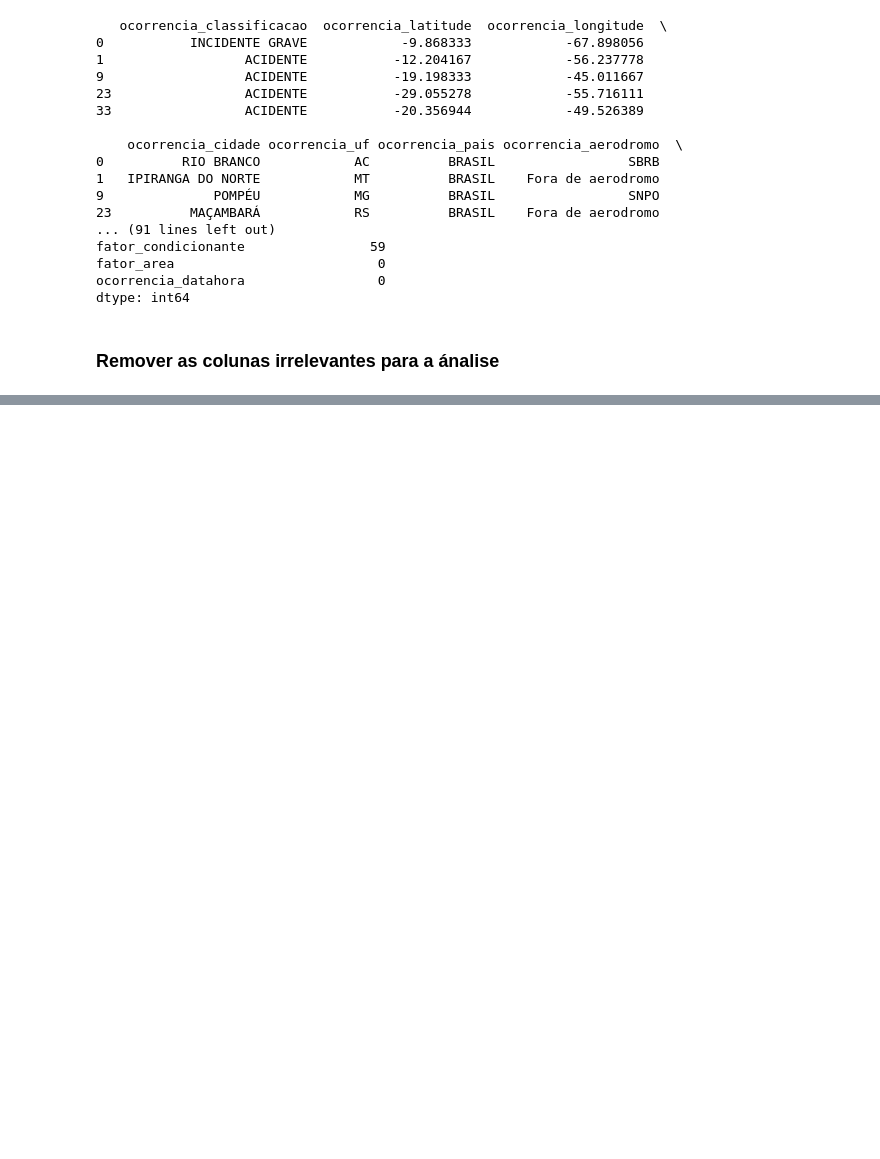
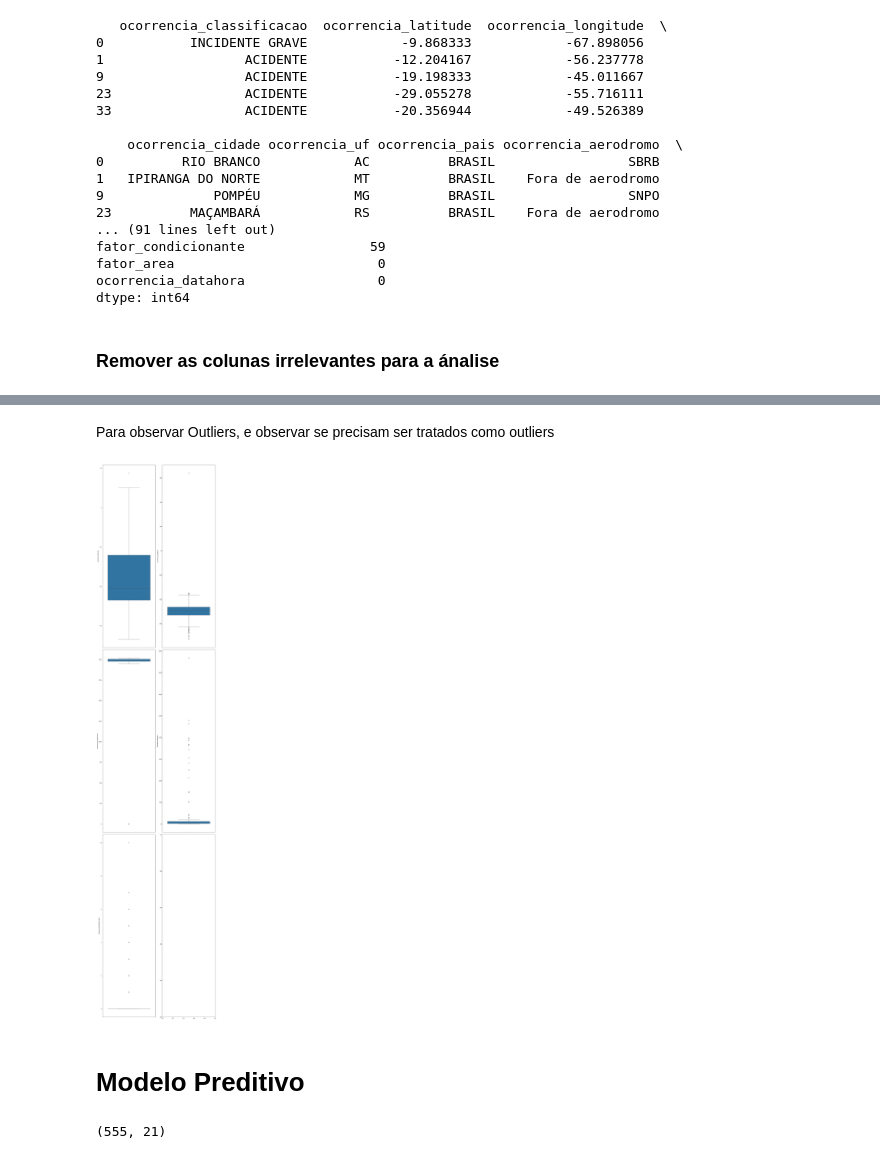
Before and after one commit to Marcux777/Ci-ncia-de-Dados, a Jupyter notebook: VI Desafio de Ciência de dados/Ciencia_de_Dados_Trabalho.ipynb, the cells around one changed output, grey strips where cells are left out. Cells and saved outputs as stored; diff of their text form; code cells hidden in the pictures; blank space fills up the shorter version.

```diff
--- a/VI Desafio de Ciência de dados/Ciencia_de_Dados_Trabalho.ipynb
+++ b/VI Desafio de Ciência de dados/Ciencia_de_Dados_Trabalho.ipynb
@@ -39,7 +42,7 @@ from folium.plugins import HeatMap, MarkerCluster
 # %% [markdown]
 Abrindo o arquivo excel:
 # %%
-df = pd.read_excel('/content/drive/My Drive/Ciencia de dados/acidentesTransito_cenipa_2010a2021.xlsx', engine='openpyxl')
+df = pd.read_excel('acidentesTransito_cenipa_2010a2021.xlsx', engine='openpyxl')
 print(df.head())
 # %% [output]
   ocorrencia_classificacao  ocorrencia_latitude  ocorrencia_longitude  \
@@ -317,0 +660,12 @@ print(df.shape)
+# %%
+#Tratando valores ausentes
+df_modelo['fator_condicionante'].fillna('Não informado', inplace=True)
+df_modelo['ocorrencia_tipo'].fillna('Não informado', inplace=True)
+df_modelo['aeronave_motor_tipo'].fillna('Não informado', inplace=True)
+df_modelo['aeronave_tipo_operacao'].fillna('Não informado', inplace=True)
+df_modelo['aeronave_registro_categoria'].fillna('Não informado', inplace=True)
+df_modelo['aeronave_modelo'].fillna('Não informado', inplace=True)
+df_modelo['aeronave_fabricante'].fillna('Não informado', inplace=True)
+df_modelo = df_modelo.dropna(subset=['aeronave_assentos'])
+
+df_modelo.isnull().sum()
@@ -317,0 +704,34 @@ print(df.shape)
+# %% [markdown]
+Para observar Outliers, e observar se precisam ser tratados como outliers
+# %%
+import seaborn as sns
+
+variaveis_numericas = ['ocorrencia_latitude', 'ocorrencia_longitude', 'aeronave_ano_fabricacao', 'aeronave_assentos', 'aeronave_fatalidades_total']
+
+# Configurar o tamanho e layout do gráfico
+plt.rcParams["figure.figsize"] = [14.00, 64.00]
+plt.rcParams["figure.autolayout"] = True
+
+# Criar um gráfico com 2 linhas e 2 colunas
+f, axes = plt.subplots(3, 2)
+
+# Iterar sobre as variáveis numéricas e criar um boxplot para cada uma
+linha = 0
+coluna = 0
+for i in variaveis_numericas:
+    sns.boxplot(data=df_modelo, y=i, ax=axes[linha][coluna])
+    coluna += 1
+    if coluna == 2:
+        linha += 1
+        coluna = 0
+
+# Mostrar o gráfico
+plt.show()
+# %% [output]
+[figure, added]
+# %% [markdown]
+# Modelo Preditivo
+# %%
+df_modelo.shape
+# %% [output]
+(555, 21)
```
Also changed, not shown: parts of 75 cells of this notebook, 3 other files.
